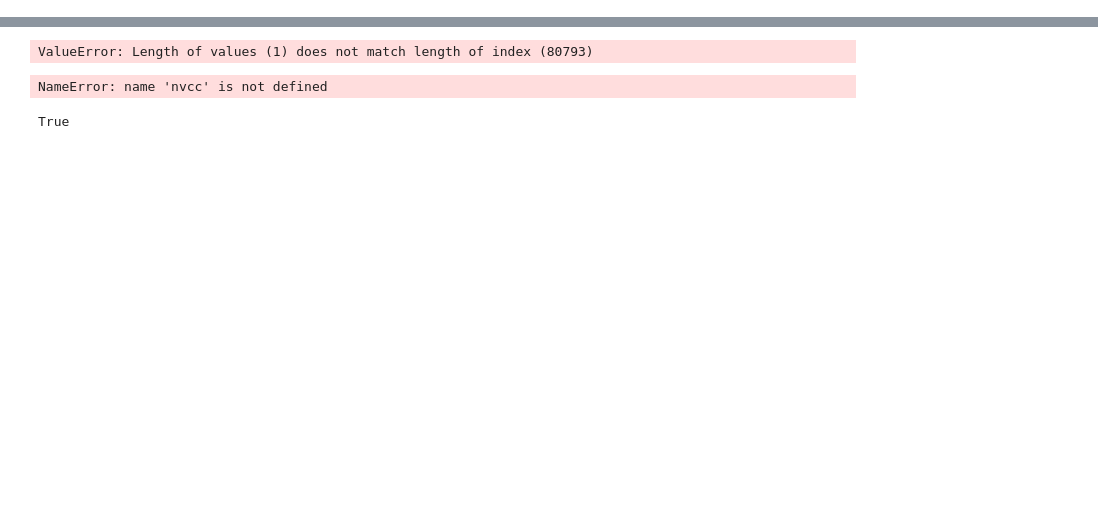
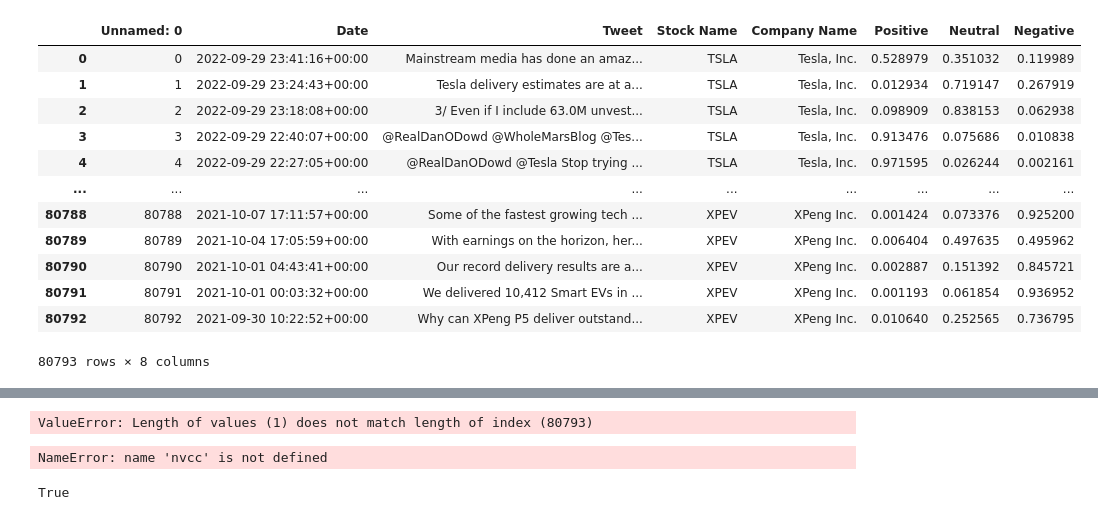
Before and after one commit to luanlam97/Gated_fusion, a Jupyter notebook: main.ipynb, the cells around one changed output, grey strips where cells are left out. Cells and saved outputs as stored; diff of their text form; code cells hidden in the pictures; blank space fills up the shorter version.

```diff
--- a/main.ipynb
+++ b/main.ipynb
@@ -24,0 +28,17 @@ Name: 0, dtype: object
+# %%
+tweet = pd.read_csv('processed.csv')
+tweet
+# %% [output]
+|  | Unnamed: 0 | Date | Tweet | Stock Name | Company Name | Positive | Neutral | Negative |
+| 0 | 0 | 2022-09-29 23:41:16+00:00 | Mainstream media has done an amaz... | TSLA | Tesla, Inc. | 0.528979 | 0.351032 | 0.119989 |
+| 1 | 1 | 2022-09-29 23:24:43+00:00 | Tesla delivery estimates are at a... | TSLA | Tesla, Inc. | 0.012934 | 0.719147 | 0.267919 |
+| 2 | 2 | 2022-09-29 23:18:08+00:00 | 3/ Even if I include 63.0M unvest... | TSLA | Tesla, Inc. | 0.098909 | 0.838153 | 0.062938 |
+| 3 | 3 | 2022-09-29 22:40:07+00:00 | @RealDanODowd @WholeMarsBlog @Tes... | TSLA | Tesla, Inc. | 0.913476 | 0.075686 | 0.010838 |
+| 4 | 4 | 2022-09-29 22:27:05+00:00 | @RealDanODowd @Tesla Stop trying ... | TSLA | Tesla, Inc. | 0.971595 | 0.026244 | 0.002161 |
+| ... | ... | ... | ... | ... | ... | ... | ... | ... |
+| 80788 | 80788 | 2021-10-07 17:11:57+00:00 | Some of the fastest growing tech ... | XPEV | XPeng Inc. | 0.001424 | 0.073376 | 0.925200 |
+| 80789 | 80789 | 2021-10-04 17:05:59+00:00 | With earnings on the horizon, her... | XPEV | XPeng Inc. | 0.006404 | 0.497635 | 0.495962 |
+| 80790 | 80790 | 2021-10-01 04:43:41+00:00 | Our record delivery results are a... | XPEV | XPeng Inc. | 0.002887 | 0.151392 | 0.845721 |
+| 80791 | 80791 | 2021-10-01 00:03:32+00:00 | We delivered 10,412 Smart EVs in ... | XPEV | XPeng Inc. | 0.001193 | 0.061854 | 0.936952 |
+| 80792 | 80792 | 2021-09-30 10:22:52+00:00 | Why can XPeng P5 deliver outstand... | XPEV | XPeng Inc. | 0.010640 | 0.252565 | 0.736795 |
+80793 rows × 8 columns
```
Also changed, not shown: parts of 29 cells of this notebook, 4 other files.
